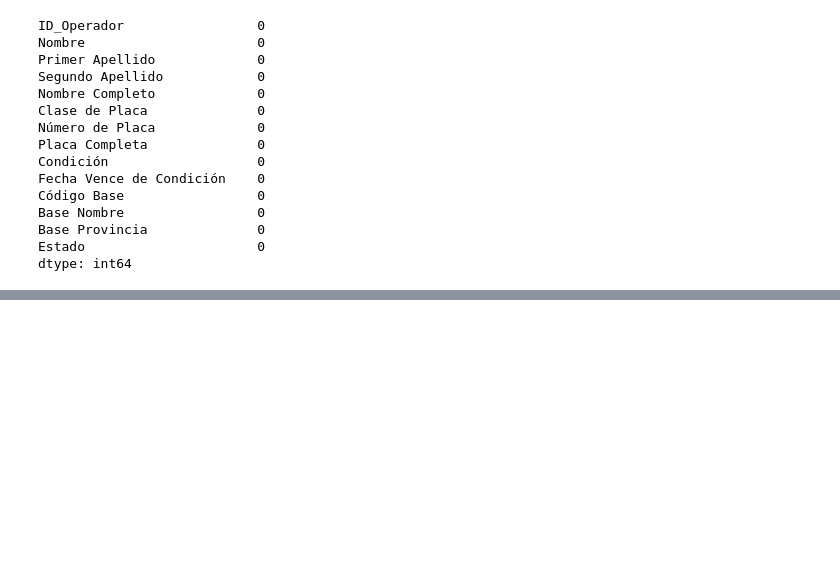
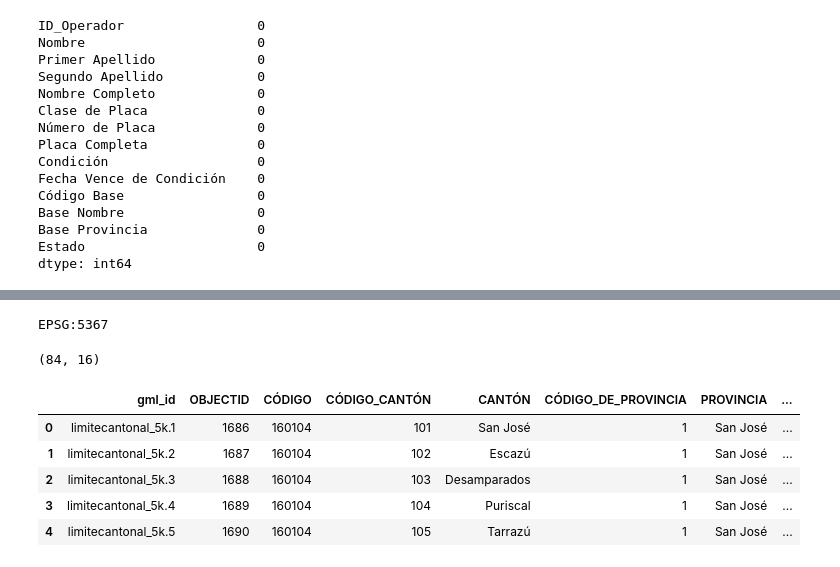
Before and after one commit to EdgarChVi/VolumenDatos, a Jupyter notebook: plote.ipynb, the cells around one changed output, grey strips where cells are left out. Cells and saved outputs as stored; diff of their text form; code cells hidden in the pictures; blank space fills up the shorter version.

```diff
--- a/plote.ipynb
+++ b/plote.ipynb
@@ -657,0 +775,20 @@ dtype: int64
+# %%
+print(gdf_cantones.crs)
+# %% [output]
+EPSG:5367
+# %%
+gdf_distritos = gdf_distritos.drop(columns=[
+    "CÓDIGO",
+    "VERSIÓN"
+])
+
+print(gdf_distritos.shape)
+display(gdf_distritos.head())
+# %% [output]
+(84, 16)
+|  | gml_id | OBJECTID | CÓDIGO | CÓDIGO_CANTÓN | CANTÓN | CÓDIGO_DE_PROVINCIA | PROVINCIA | ... |
+| 0 | limitecantonal_5k.1 | 1686 | 160104 | 101 | San José | 1 | San José | ... |
+| 1 | limitecantonal_5k.2 | 1687 | 160104 | 102 | Escazú | 1 | San José | ... |
+| 2 | limitecantonal_5k.3 | 1688 | 160104 | 103 | Desamparados | 1 | San José | ... |
+| 3 | limitecantonal_5k.4 | 1689 | 160104 | 104 | Puriscal | 1 | San José | ... |
+| 4 | limitecantonal_5k.5 | 1690 | 160104 | 105 | Tarrazú | 1 | San José | ... |
```
Also changed, not shown: parts of 7 cells of this notebook, 11 other files.
